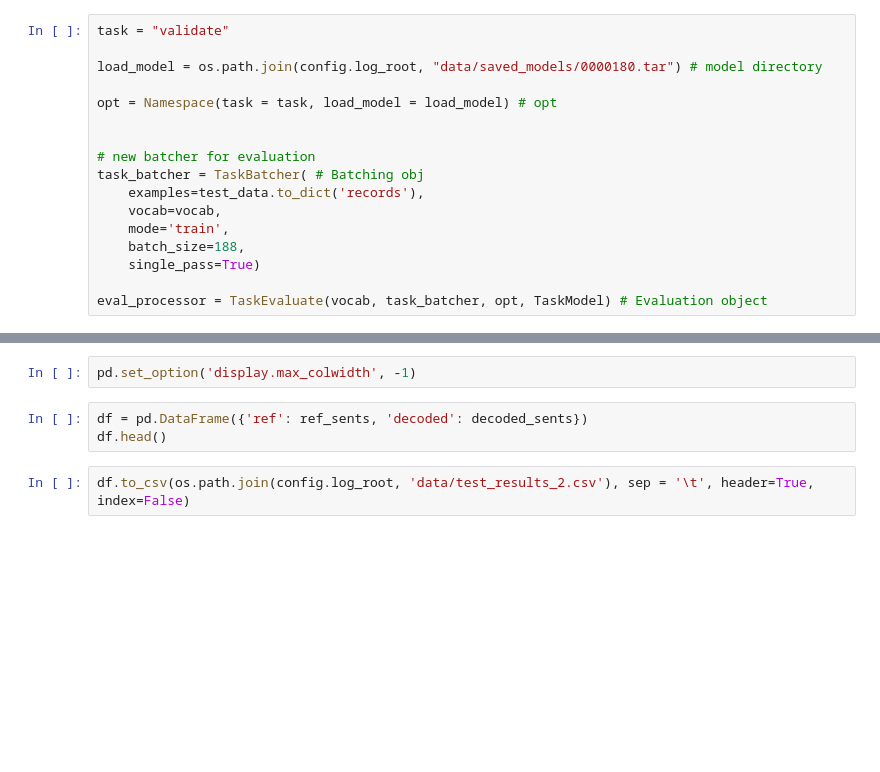
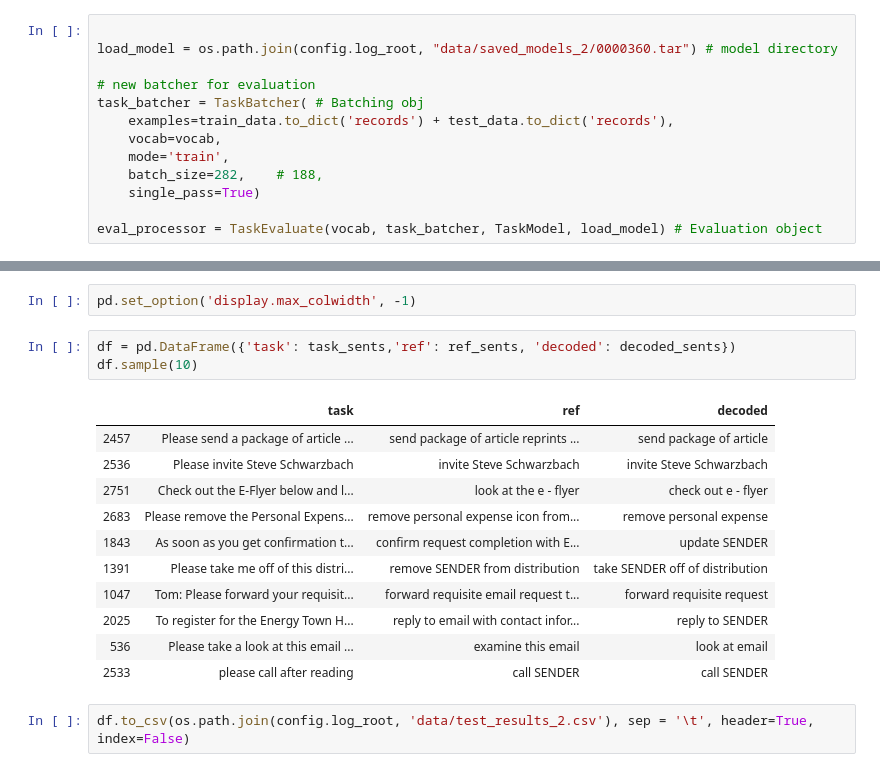
Before and after one commit to georgetao/extraction, a Jupyter notebook: LSTM_Summarizer/train_scratch_rowan.ipynb, the cells around one changed output, grey strips where cells are left out. Drawn from its saved outputs; the diff is of its cells as text; blank space fills up the shorter version.

```diff
--- a/LSTM_Summarizer/train_scratch_rowan.ipynb
+++ b/LSTM_Summarizer/train_scratch_rowan.ipynb
@@ -145,17 +135,13 @@ Decoding Time
 # %%
-task = "validate"
 
-load_model = os.path.join(config.log_root, "data/saved_models/0000180.tar") # model directory
-
-opt = Namespace(task = task, load_model = load_model) # opt
-
+load_model = os.path.join(config.log_root, "data/saved_models_2/0000360.tar") # model directory
 
 # new batcher for evaluation
 task_batcher = TaskBatcher( # Batching obj
-    examples=test_data.to_dict('records'),
+    examples=train_data.to_dict('records') + test_data.to_dict('records'),
     vocab=vocab,
     mode='train',
-    batch_size=188,
+    batch_size=282,    # 188,
     single_pass=True)
 
-eval_processor = TaskEvaluate(vocab, task_batcher, opt, TaskModel) # Evaluation object
+eval_processor = TaskEvaluate(vocab, task_batcher, TaskModel, load_model) # Evaluation object
@@ -177,8 +216,20 @@ scores
 # %%
 pd.set_option('display.max_colwidth', -1)
 # %%
-df = pd.DataFrame({'ref': ref_sents, 'decoded': decoded_sents})
-df.head()
+df = pd.DataFrame({'task': task_sents,'ref': ref_sents, 'decoded': decoded_sents})
+df.sample(10)
+# %% [output]
+|  | task | ref | decoded |
+| 2457 | Please send a package of article ... | send package of article reprints ... | send package of article |
+| 2536 | Please invite Steve Schwarzbach | invite Steve Schwarzbach | invite Steve Schwarzbach |
+| 2751 | Check out the E-Flyer below and l... | look at the e - flyer | check out e - flyer |
+| 2683 | Please remove the Personal Expens... | remove personal expense icon from... | remove personal expense |
+| 1843 | As soon as you get confirmation t... | confirm request completion with E... | update SENDER |
+| 1391 | Please take me off of this distri... | remove SENDER from distribution | take SENDER off of distribution |
+| 1047 | Tom: Please forward your requisit... | forward requisite email request t... | forward requisite request |
+| 2025 | To register for the Energy Town H... | reply to email with contact infor... | reply to SENDER |
+| 536 | Please take a look at this email ... | examine this email | look at email |
+| 2533 | please call after reading | call SENDER | call SENDER |
 # %%
 df.to_csv(os.path.join(config.log_root, 'data/test_results_2.csv'), sep = '\t', header=True, index=False)
 # %%
```
Also changed, not shown: parts of 27 cells of this notebook, 7 other files.
